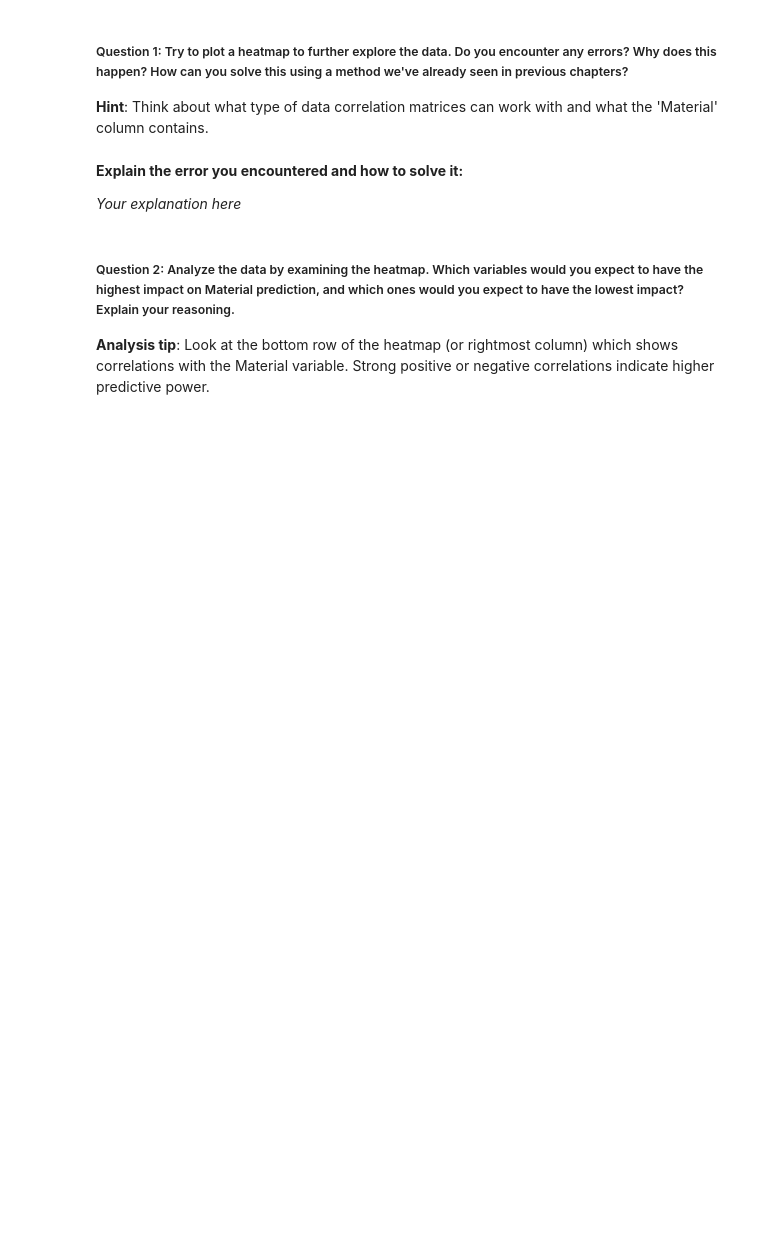
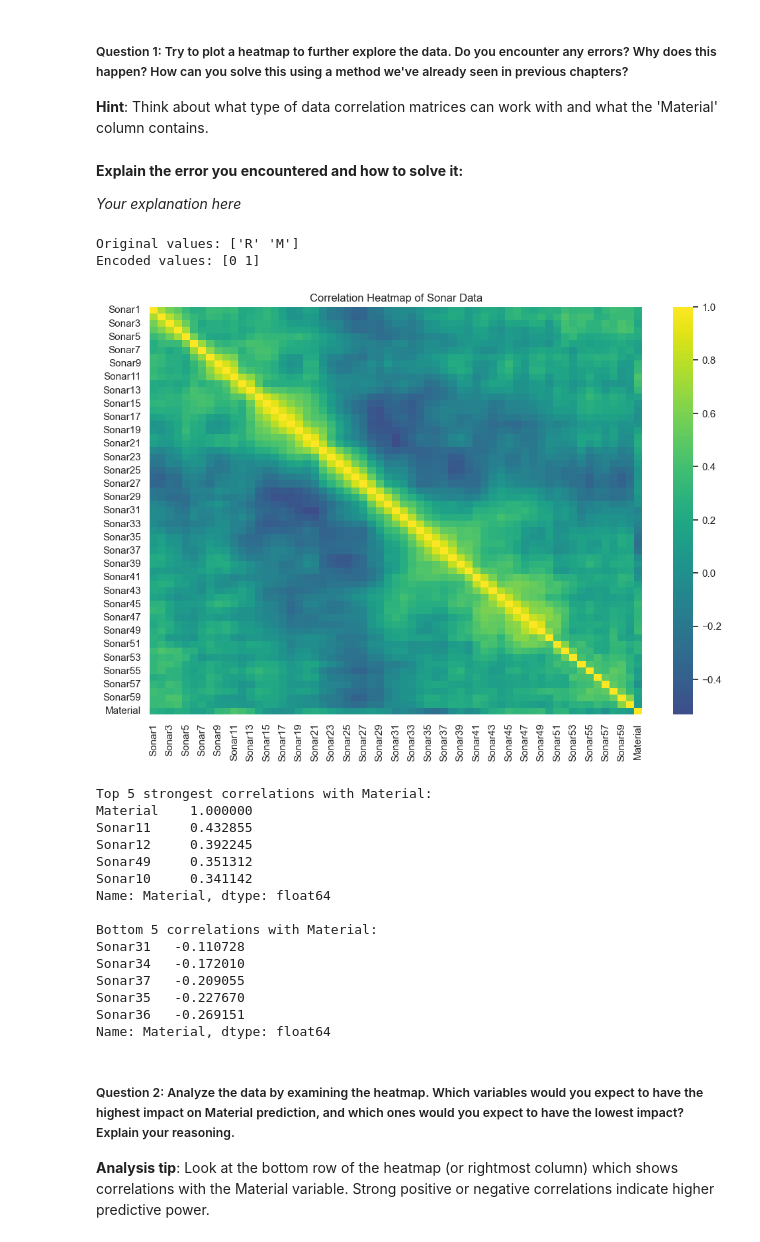
Before and after one commit to massirr/data-science-fundamentals, a Jupyter notebook: 6 - KNN/DSF 06 - knn Exercise.ipynb, the cells around one changed output. Drawn from its saved outputs; the diff is of its cells as text; code cells hidden in the pictures; blank space fills up the shorter version.

```diff
--- a/6 - KNN/DSF 06 - knn Exercise.ipynb
+++ b/6 - KNN/DSF 06 - knn Exercise.ipynb
@@ -24,5 +47,18 @@ To combat this and remove as many dangerous items as possible, governments can t
 # %% [markdown]
 First, let's examine the structure and characteristics of our sonar data:
 # %%
-# Load the Sonar.csv dataset and examine its structure
-# Your code here
+# Load the dataset
+sonar_data = pd.read_csv('Sonar.csv')
+
+# Display basic information about the dataset
+# print("Dataset Info:")
+# print("-" * 40)
+# print(sonar_data.info(5))
+print("\nFirst few rows:")
+print("-" * 40)
+print(sonar_data.head())
+
+# Display basic statistics
+print("\nBasic Statistics:")
+print("-" * 40)
+print(sonar_data.describe())
@@ -38,11 +100,50 @@ First, let's examine the structure and characteristics of our sonar data:
 
 *Your explanation here*
 # %%
-# Fix the Material column by encoding categorical values as numerical
-# Your code here
+# Create a copy of the data to avoid modifying the original
+sonar_data_encoded = sonar_data.copy()
+
+# Convert 'M' to 1 (Mine) and 'R' to 0 (Rock)
+sonar_data_encoded['Material'] = (sonar_data_encoded['Material'] == 'M').astype(int)
+
+print("Original values:", sonar_data['Material'].unique())
+print("Encoded values:", sonar_data_encoded['Material'].unique())
+# %% [output]
+Original values: ['R' 'M']
+Encoded values: [0 1]
 # %%
-# Now create the heatmap successfully
-# Your code here
+# Create correlation matrix with encoded data
+correlation_matrix = sonar_data_encoded.corr()
+
+# Create heatmap
+plt.figure(figsize=(12, 8))
+sns.heatmap(correlation_matrix, cmap='viridis', center=0)
+plt.title('Correlation Heatmap of Sonar Data')
+plt.show()
+
+# Show correlations with Material specifically
+material_correlations = correlation_matrix['Material'].sort_values(ascending=False)
+print("\nTop 5 strongest correlations with Material:")
+print(material_correlations.head())
+print("\nBottom 5 correlations with Material:")
+print(material_correlations.tail())
+# %% [output]
+[figure, added]
+Top 5 strongest correlations with Material:
+Material    1.000000
+Sonar11     0.432855
+Sonar12     0.392245
+Sonar49     0.351312
+Sonar10     0.341142
+Name: Material, dtype: float64
+
+Bottom 5 correlations with Material:
+Sonar31   -0.110728
+Sonar34   -0.172010
+Sonar37   -0.209055
+Sonar35   -0.227670
+Sonar36   -0.269151
+Name: Material, dtype: float64
 # %% [markdown]
 ##### Question 2: Analyze the data by examining the heatmap. Which variables would you expect to have the highest impact on Material prediction, and which ones would you expect to have the lowest impact? Explain your reasoning.
 
```
Also changed, not shown: parts of 26 cells of this notebook, 1 other file.
